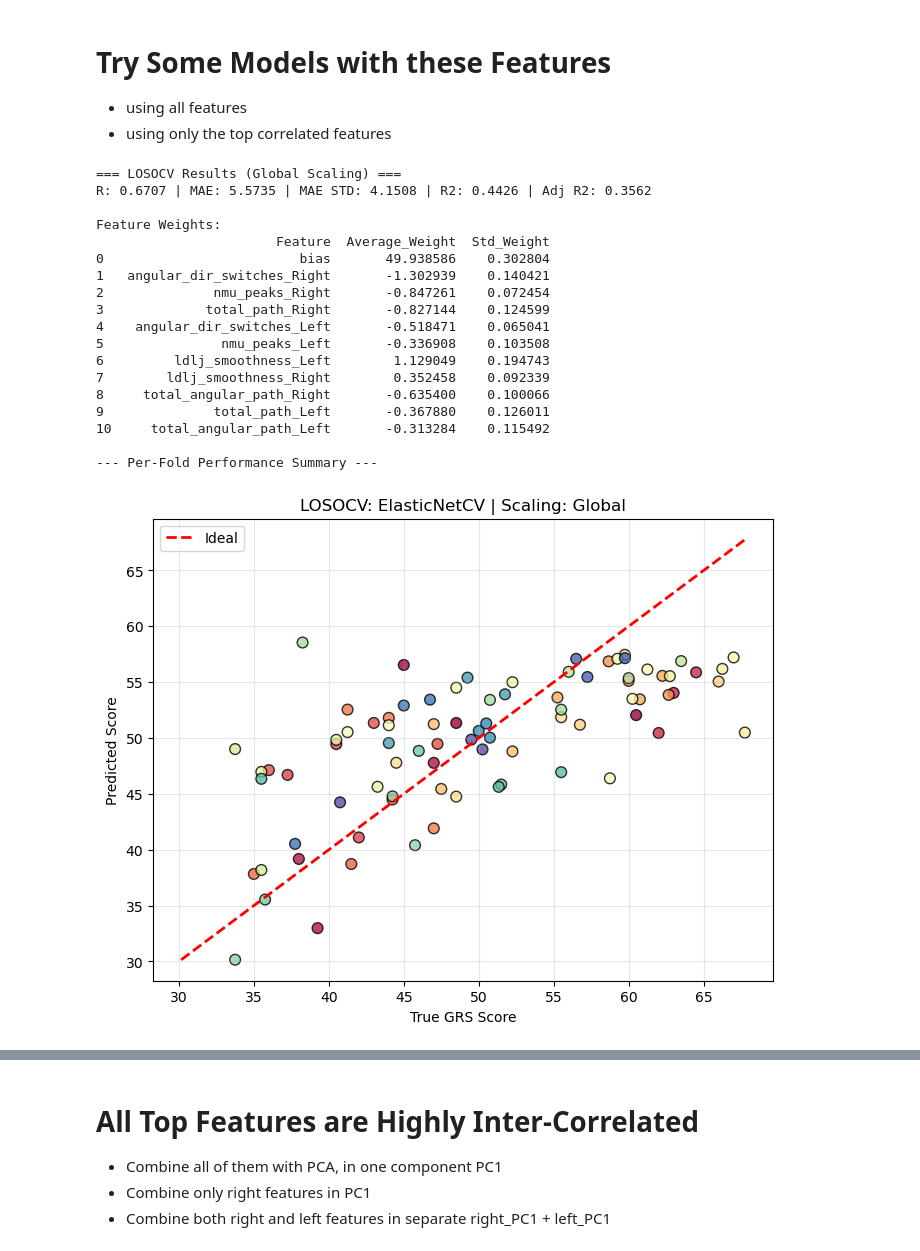
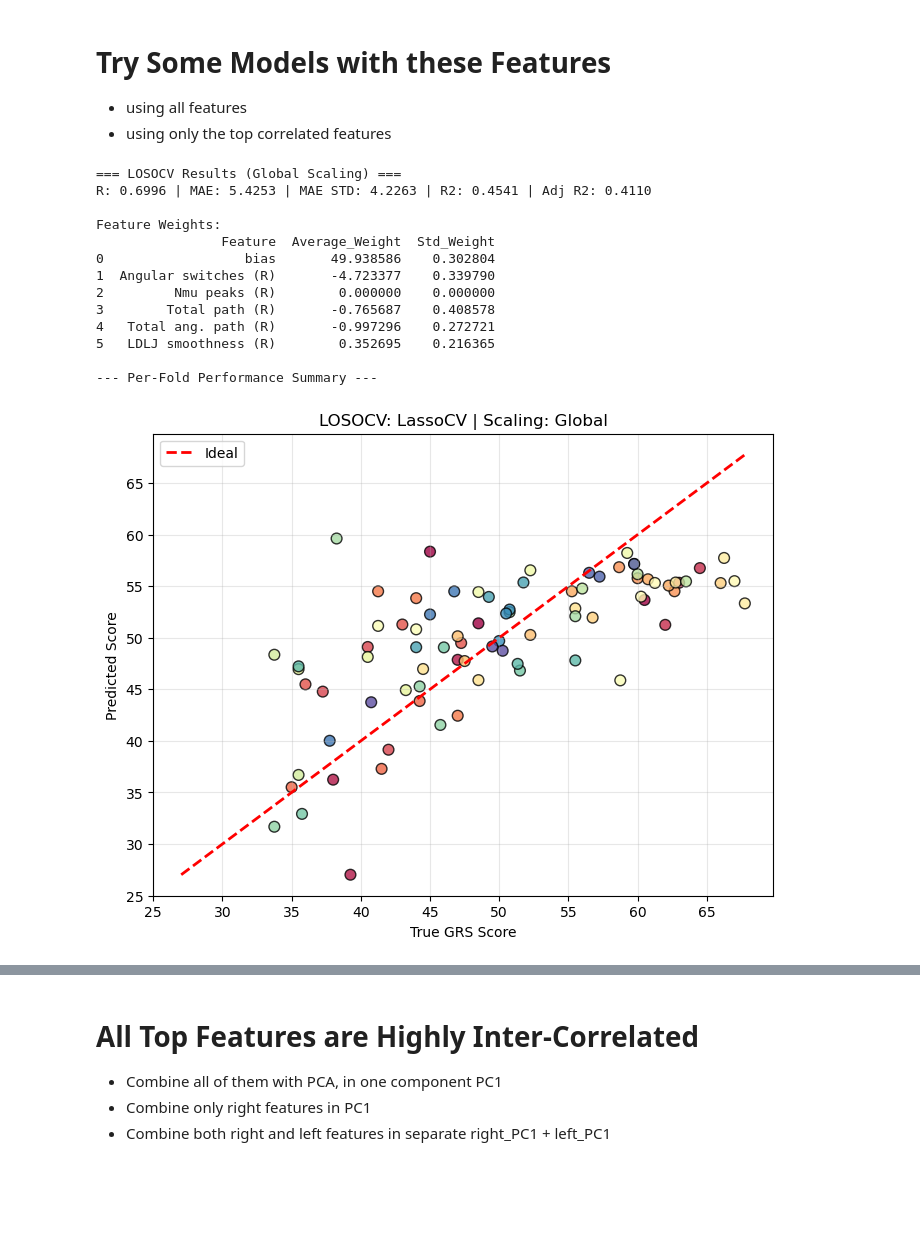
Before and after one commit to FinnWeikert/master-project, a Jupyter notebook: notebooks_final/final_baseline_models.ipynb, the cells around one changed output, grey strips where cells are left out. Drawn from its saved outputs; the diff is of its cells as text; code cells hidden in the pictures; blank space fills up the shorter version.

```diff
--- a/notebooks_final/final_baseline_models.ipynb
+++ b/notebooks_final/final_baseline_models.ipynb
@@ -16,7 +16,7 @@ from src_final.models.analysis import leakage_free_correlation_analysis, leakage
 from src_final.models.baseline_loso import evaluate_loso_model
 # %%
 # file paths
-processed_dir="data/processed/landmark_dataframes2/" # NOTE the original results were obtained with "landmark_dataframes"
+processed_dir="data/processed/landmark_dataframes/" # NOTE the original results were obtained with "landmark_dataframes"
 ratings_csv="data/scores/merged_scores.csv"
 
 # create scores dataframe
@@ -96,8 +407,8 @@ top_features = fair_corr_df[(abs(fair_corr_df['Min_Corr_with_Target']) > 0.5) &
 inter_corrs = df_full[top_features].corr()
 
 
-top_features_right = [feat for feat in top_features if 'Right' in feat]
-top_features_left = [feat for feat in top_features if 'Left' in feat]
+top_features_right = [feat for feat in top_features if '(R)' in feat]
+top_features_left = [feat for feat in top_features if '(L)' in feat]
 # %%
 top_features_right
 # %% [output]
@@ -127,28 +424,23 @@ inter_corrs
 # %%
 # Ridge
 from sklearn.linear_model import Ridge, LassoCV, ElasticNetCV, LinearRegression, RidgeCV
 from sklearn.svm import SVR
 from sklearn.ensemble import RandomForestRegressor
-_, _, _ = evaluate_loso_model(df_full, top_features, model_class=ElasticNetCV, model_params={'alphas': np.logspace(-2, 2, 20)})
-_, _, _ = evaluate_loso_model(df_full, ['angular_dir_switches_Right'], model_class=LinearRegression, model_params={})
+_, _, _ = evaluate_loso_model(df_full, top_features_right, model_class=LassoCV, model_params={'alphas': np.logspace(-1, 2, 30)})
+_, _, _ = evaluate_loso_model(df_full, ['Angular switches (R)'], model_class=Ridge, model_params={})
 # %% [output]
 === LOSOCV Results (Global Scaling) ===
-R: 0.6707 | MAE: 5.5735 | MAE STD: 4.1508 | R2: 0.4426 | Adj R2: 0.3562
+R: 0.6996 | MAE: 5.4253 | MAE STD: 4.2263 | R2: 0.4541 | Adj R2: 0.4110
 
 Feature Weights:
-                       Feature  Average_Weight  Std_Weight
-0                         bias       49.938586    0.302804
-1   angular_dir_switches_Right       -1.302939    0.140421
-2              nmu_peaks_Right       -0.847261    0.072454
-3             total_path_Right       -0.827144    0.124599
-4    angular_dir_switches_Left       -0.518471    0.065041
-5               nmu_peaks_Left       -0.336908    0.103508
-6         ldlj_smoothness_Left        1.129049    0.194743
-7        ldlj_smoothness_Right        0.352458    0.092339
-8     total_angular_path_Right       -0.635400    0.100066
-9              total_path_Left       -0.367880    0.126011
-10     total_angular_path_Left       -0.313284    0.115492
+                Feature  Average_Weight  Std_Weight
+0                  bias       49.938586    0.302804
+1  Angular switches (R)       -4.723377    0.339790
+2         Nmu peaks (R)        0.000000    0.000000
+3        Total path (R)       -0.765687    0.408578
+4   Total ang. path (R)       -0.997296    0.272721
+5   LDLJ smoothness (R)        0.352695    0.216365
 
 --- Per-Fold Performance Summary ---
-[figure, old version]
+[figure, new version]
 === LOSOCV Results (Global Scaling) ===
```
Also changed, not shown: parts of 33 cells of this notebook, 3 other files.
